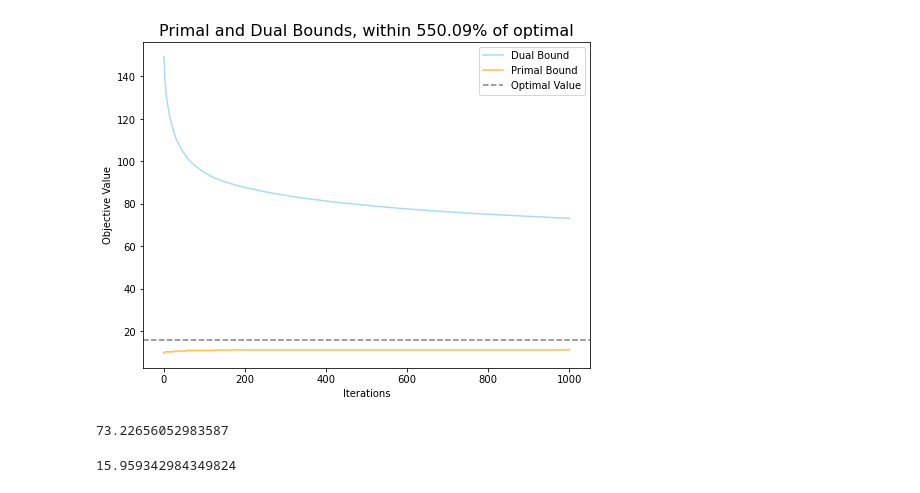
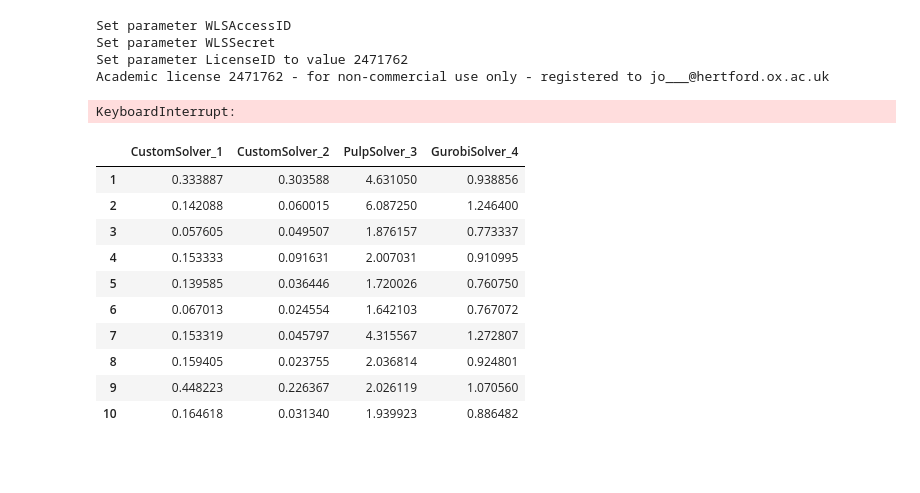
Before and after one commit to jet-chung-1/3D-Assignment-Problem, a Jupyter notebook: notebooks/benchmark.ipynb, the cells around one changed output. Drawn from its saved outputs; the diff is of its cells as text; code cells hidden in the pictures; blank space fills up the shorter version.

```diff
--- a/notebooks/benchmark.ipynb
+++ b/notebooks/benchmark.ipynb
@@ -398,23 +0,0 @@ Created 1 problem instances for size 20.
-# %%
-plt.figure(figsize=(8, 6))
-
-plt.plot(dual_bounds, label='Dual Bound', color = "skyblue", alpha = 0.7)
-plt.plot(primal_bounds, label = 'Primal Bound', color = "orange", alpha = 0.7)
-
-plt.axhline(y=optimal_value, color='gray', linestyle='--', label='Optimal Value')
-
-plt.xlabel('Iterations')
-plt.ylabel('Objective Value')
-plt.title(f"Primal and Dual Bounds, within {fraction * 100:.2f}% of optimal", fontsize = 16)
-plt.legend()
-plt.show()
-# %% [output]
-[figure, removed]
-# %%
-dual_bounds[-1]
-# %% [output]
-73.22656052983587
-# %%
-optimal_value
-# %% [output]
-15.959342984349824
@@ -420,0 +15,35 @@ optimal_value
+# %%
+N = 20
+num_problems = 10
+
+problems = create_problems(N, num_problems, verbosity = False)
+
+solver1 = Solver(learning_rate_scale="constant", algorithm="subgradient", beta=0, search_size=10, learning_rate=0.1, max_iterations=200, threshold=0.05)
+solver2 = Solver(learning_rate_scale="1/k", algorithm="nesterov", beta=0.95, search_size=10, learning_rate=0.1, max_iterations=200, threshold=0.05)
+solver3 = PulpSolver()
+solver4 = GurobiSolver('/Users/jetchung/gurobi.json')
+
+
+solvers = [solver1, solver2, solver3, solver4]
+
+df = benchmark(problems, solvers, verbosity = False)
+# %% [output]
+Set parameter WLSAccessID
+Set parameter WLSSecret
+Set parameter LicenseID to value 2471762
+Academic license 2471762 - for non-commercial use only - registered to jo___@hertford.ox.ac.uk
+KeyboardInterrupt:
+# %%
+df
+# %% [output]
+|  | CustomSolver_1 | CustomSolver_2 | PulpSolver_3 | GurobiSolver_4 |
+| 1 | 0.333887 | 0.303588 | 4.631050 | 0.938856 |
+| 2 | 0.142088 | 0.060015 | 6.087250 | 1.246400 |
+| 3 | 0.057605 | 0.049507 | 1.876157 | 0.773337 |
+| 4 | 0.153333 | 0.091631 | 2.007031 | 0.910995 |
+| 5 | 0.139585 | 0.036446 | 1.720026 | 0.760750 |
+| 6 | 0.067013 | 0.024554 | 1.642103 | 0.767072 |
+| 7 | 0.153319 | 0.045797 | 4.315567 | 1.272807 |
+| 8 | 0.159405 | 0.023755 | 2.036814 | 0.924801 |
+| 9 | 0.448223 | 0.226367 | 2.026119 | 1.070560 |
+| 10 | 0.164618 | 0.031340 | 1.939923 | 0.886482 |
```
Also changed, not shown: parts of 25 cells of this notebook, 7 other files.
